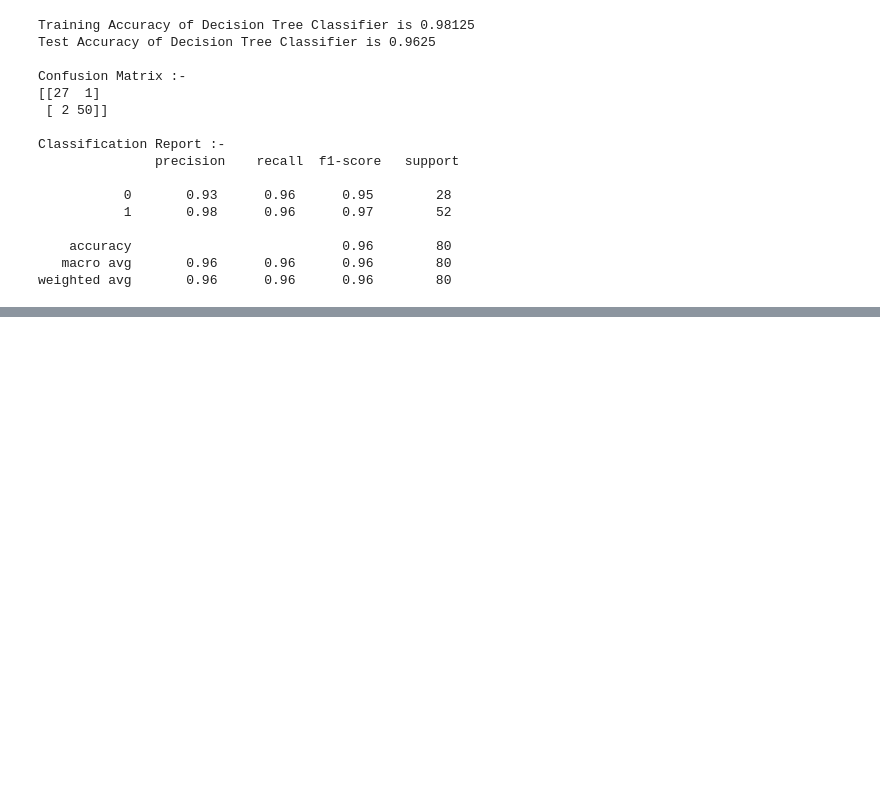
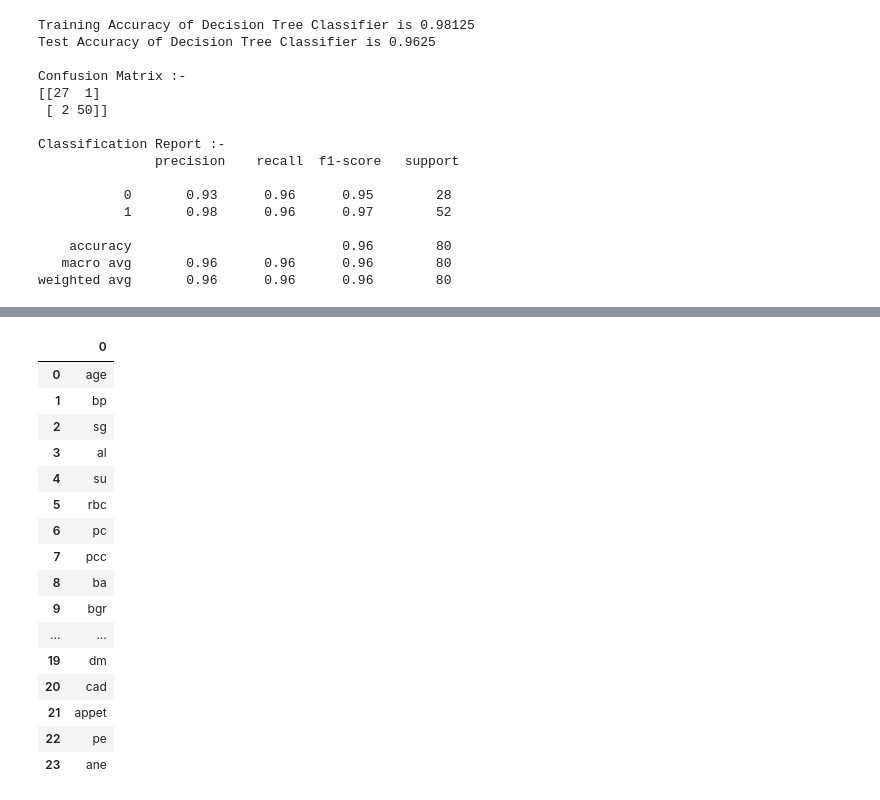
Before and after one commit to jampanipriyanka/CKD-prediction, a Jupyter notebook: CKD Project_deliverable_2.ipynb, the cells around one changed output, grey strips where cells are left out. Saved outputs shown, nothing was run; the diff lists cells and outputs as text; code cells hidden in the pictures; blank space fills up the shorter version.

```diff
--- a/CKD Project_deliverable_2.ipynb
+++ b/CKD Project_deliverable_2.ipynb
@@ -320,0 +348,21 @@ weighted avg       0.96      0.96      0.96        80
+# %%
+dfcolumns=pd.DataFrame(X.columns)
+dfcolumns
+# %% [output]
+|  | 0 |
+| 0 | age |
+| 1 | bp |
+| 2 | sg |
+| 3 | al |
+| 4 | su |
+| 5 | rbc |
+| 6 | pc |
+| 7 | pcc |
+| 8 | ba |
+| 9 | bgr |
+| ... | ... |
+| 19 | dm |
+| 20 | cad |
+| 21 | appet |
+| 22 | pe |
+| 23 | ane |
```
Also changed, not shown: parts of 23 cells of this notebook, 5 other files.
